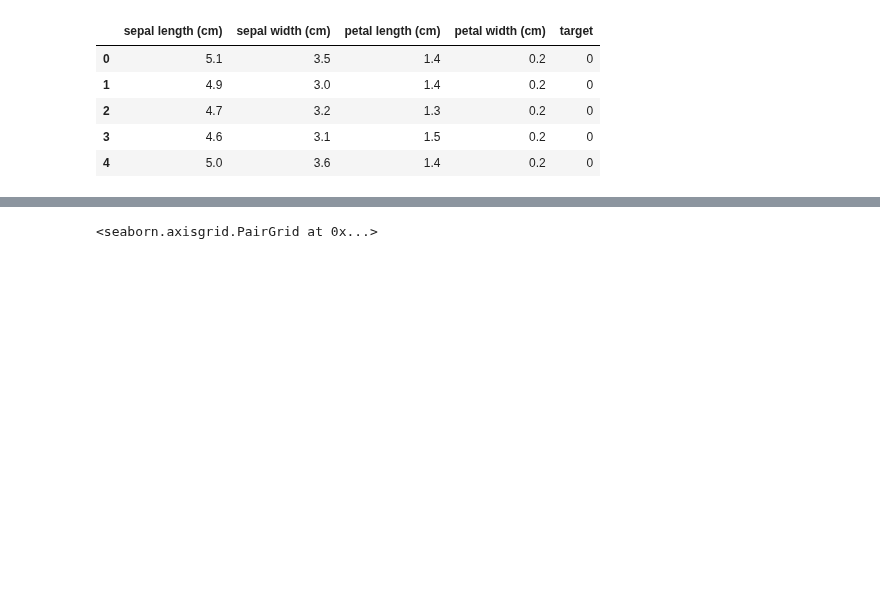
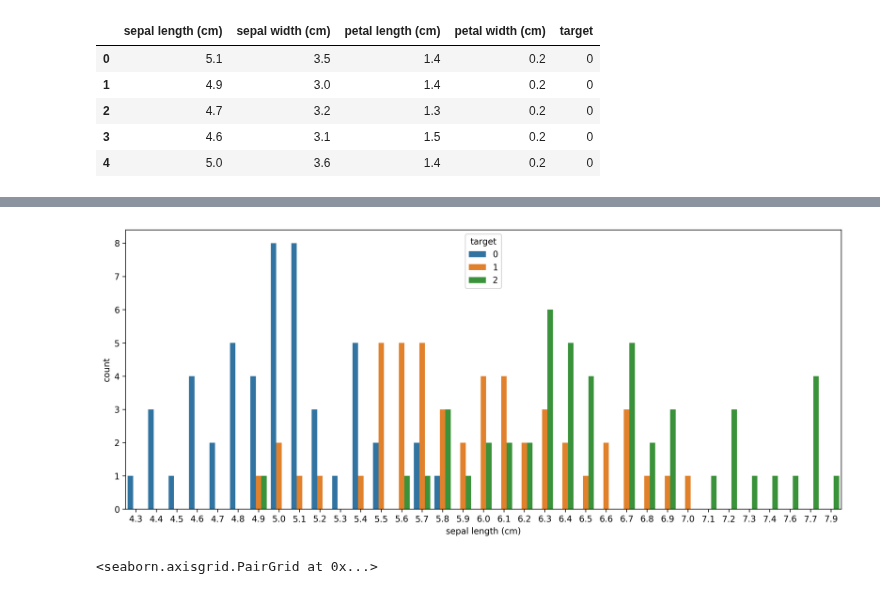
Before and after one commit to liaison/python, a Jupyter notebook: data_visualization/sample_plots.ipynb, the cells around one changed output, grey strips where cells are left out. Saved outputs shown, nothing was run; the diff lists cells and outputs as text; code cells hidden in the pictures; blank space fills up the shorter version.

```diff
--- a/data_visualization/sample_plots.ipynb
+++ b/data_visualization/sample_plots.ipynb
@@ -33 +43,5 @@ df_iris.head()
+# %%
+_ = sns.countplot(x='sepal length (cm)', data=df_iris, hue='target')
+# %% [output]
+[figure, added]
 # %%
```
Also changed, not shown: parts of 3 cells of this notebook.
